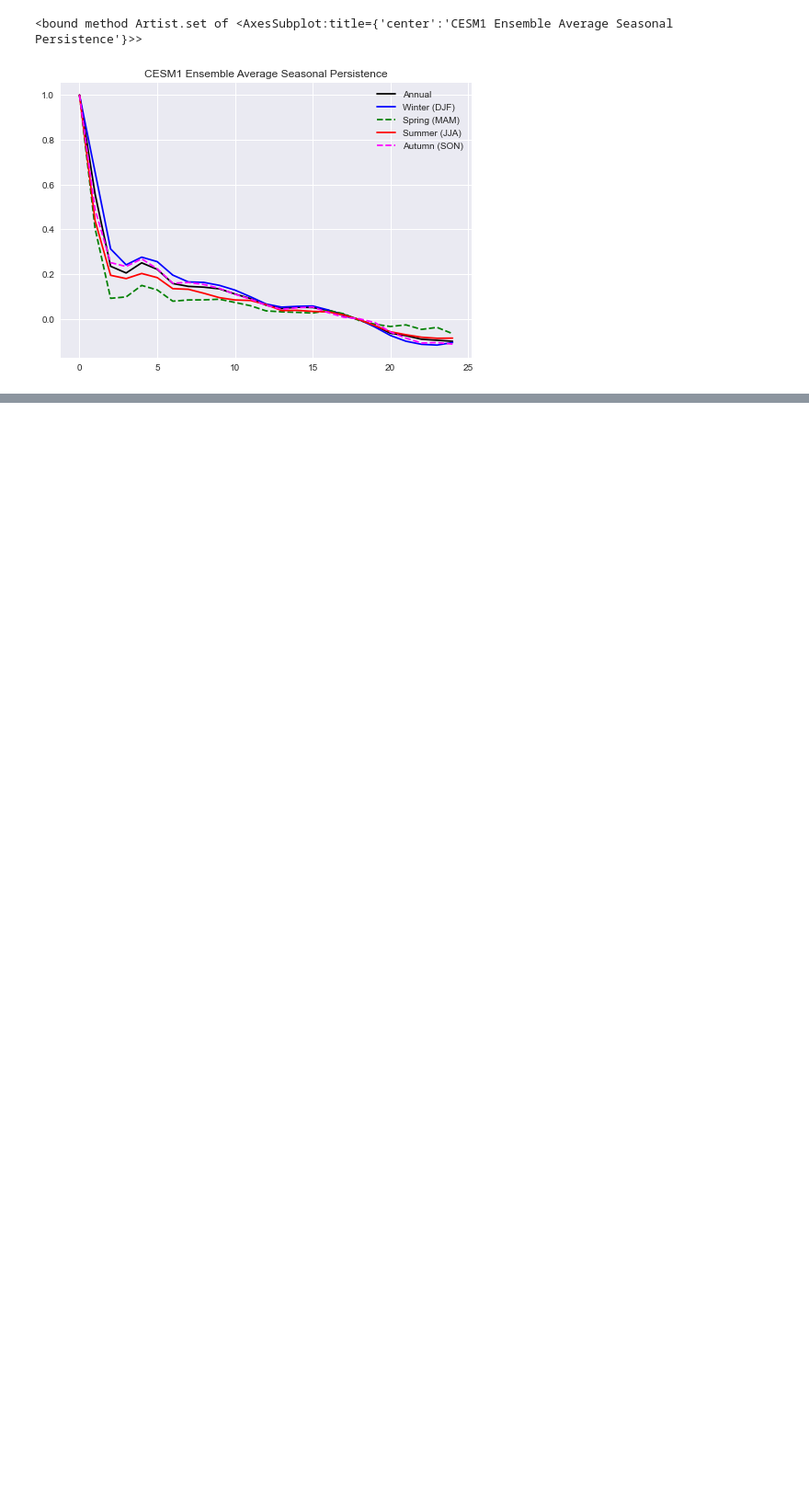
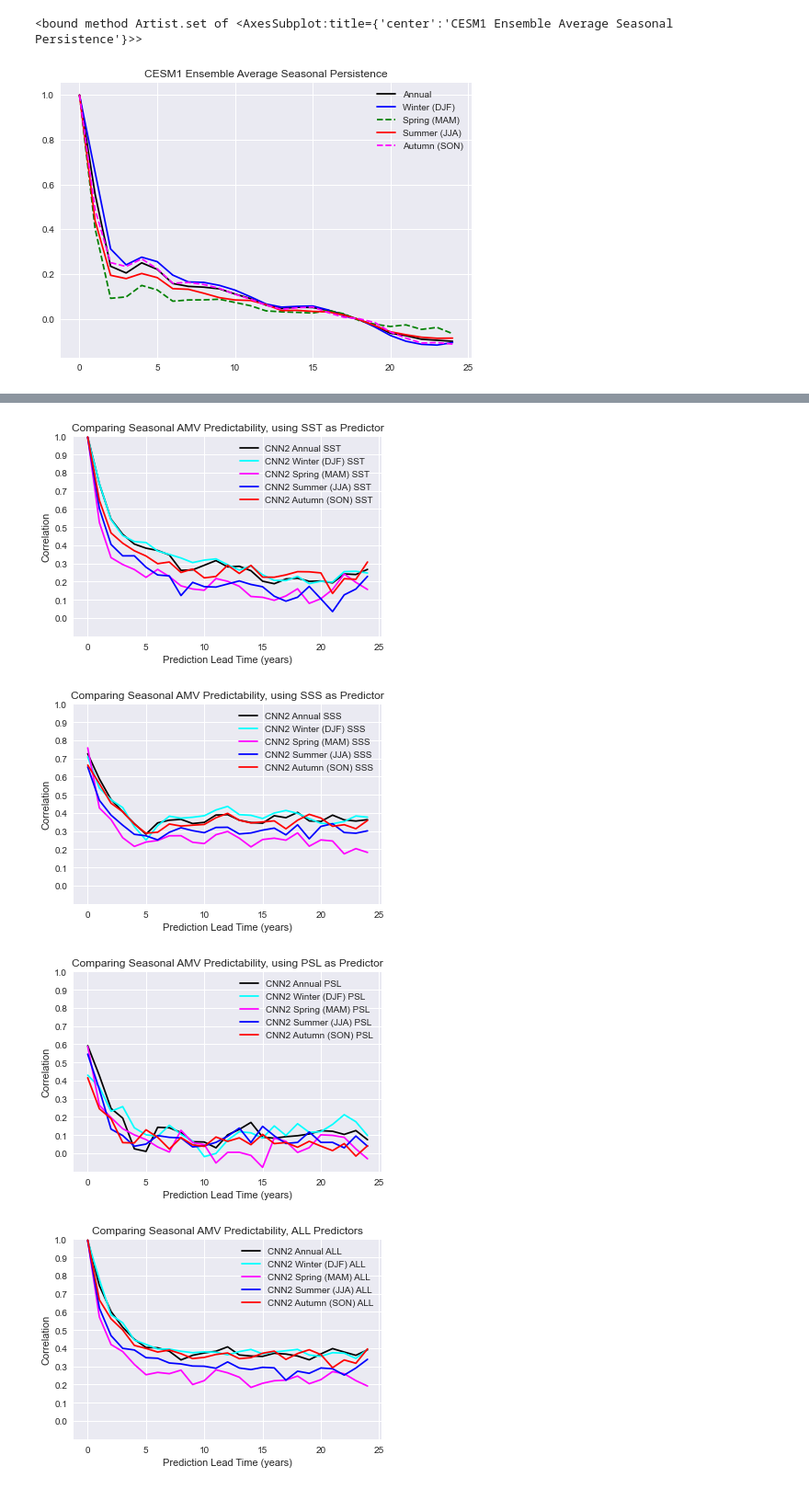
Before and after one commit to glennliu265/predict_amv, a Jupyter notebook: Analysis/plot_leadtime_seasonal_comparisons.ipynb, the cells around one changed output, grey strips where cells are left out. Shown at 92% size. Cells and saved outputs as stored; diff of their text form; code cells hidden in the pictures; blank space fills up the shorter version.

```diff
--- a/Analysis/plot_leadtime_seasonal_comparisons.ipynb
+++ b/Analysis/plot_leadtime_seasonal_comparisons.ipynb
@@ -143,0 +287,54 @@ plt.plot(amvindices[s].mean(0))
+# %%
+# Plot by predictor, comparing for different regions
+
+
+#plotmode ='tes' # or "train"
+
+for v,vname in enumerate(varnames):
+
+    # Plot for validation
+    fig,ax = plt.subplots(1,1,sharey=True,figsize=(6,4))
+    plt.style.use('seaborn')
+    plt.style.use('seaborn-bright')
+
+    for r,season in enumerate(seasons):
+        invar = test_corrs[r]
+        ax.plot(invar[v,:],color=scolors[r],label=netname + " " + slongname[r]  + " "+ varnames[v])
+
+    ax.legend()
+    if vname == "ALL":
+        ax.set_title("Comparing Seasonal AMV Predictability, %s Predictors"%vname,fontsize=12)
+    else:
+        ax.set_title("Comparing Seasonal AMV Predictability, using %s as Predictor"%vname,fontsize=12)
+    ax.set_ylabel("Correlation")
+    ax.set_ylim([-.1,1])
+    ax.set_yticks(np.arange(0,1.1,.1))
+    ax.set_xlabel("Prediction Lead Time (years)")
+    plt.savefig("%sCESM1_%s_Persistence_%s_bySeason.png"%(outpath,netname,vname),dpi=200)
+#     # First plot the ensemble average
+#     sst_auto = amvindices[r]
+#      for ien in range(nmembers): # Plot CESM Reults
+#         ax.plot(sst_auto[ien,:], color='gray', alpha=0.25,label="")
+
+#     ax.plot(sst_auto[ien,:],color='gray',alpha=0.25,label="CESM Indv. Member")
+#     ax.plot(np.mean(sst_auto,axis=0),color='k',linewidth=2,label="CESM Ensemble Average")
+
+
+
+
+#     # Plot based on mode
+#     if plotmode == 'test':
+#         ax = plot_corrleadtime(test_corrs[r],v,amvindices[r],netname,"Testing: %s"%(netname),ax=ax)
+#     elif plotmore == 'train:'
+#         ax = plot_corrleadtime(train_corrs[r],v,amvindices[r],netname,"Training: %s"%(netname),ax=ax)
+
+#     plt.suptitle("Lead Time vs. Correlation for %s AMV Prediction" % (slongname[r]) + "\n" +
+#                  "%s, %s Ensemble members, %s Epochs"%(netlong,nmembers,num_epochs))
+#     plt.tight_layout()
+
+#     plt.savefig("%sCorrelation_vs_Leadtime_CESM_%s.png"%(outpath,region),dpi=200)
+# %% [output]
+[figure, added]
+[figure, added]
+[figure, added]
+[figure, added]
```
Also changed, not shown: parts of 7 cells of this notebook, 3 other files.
